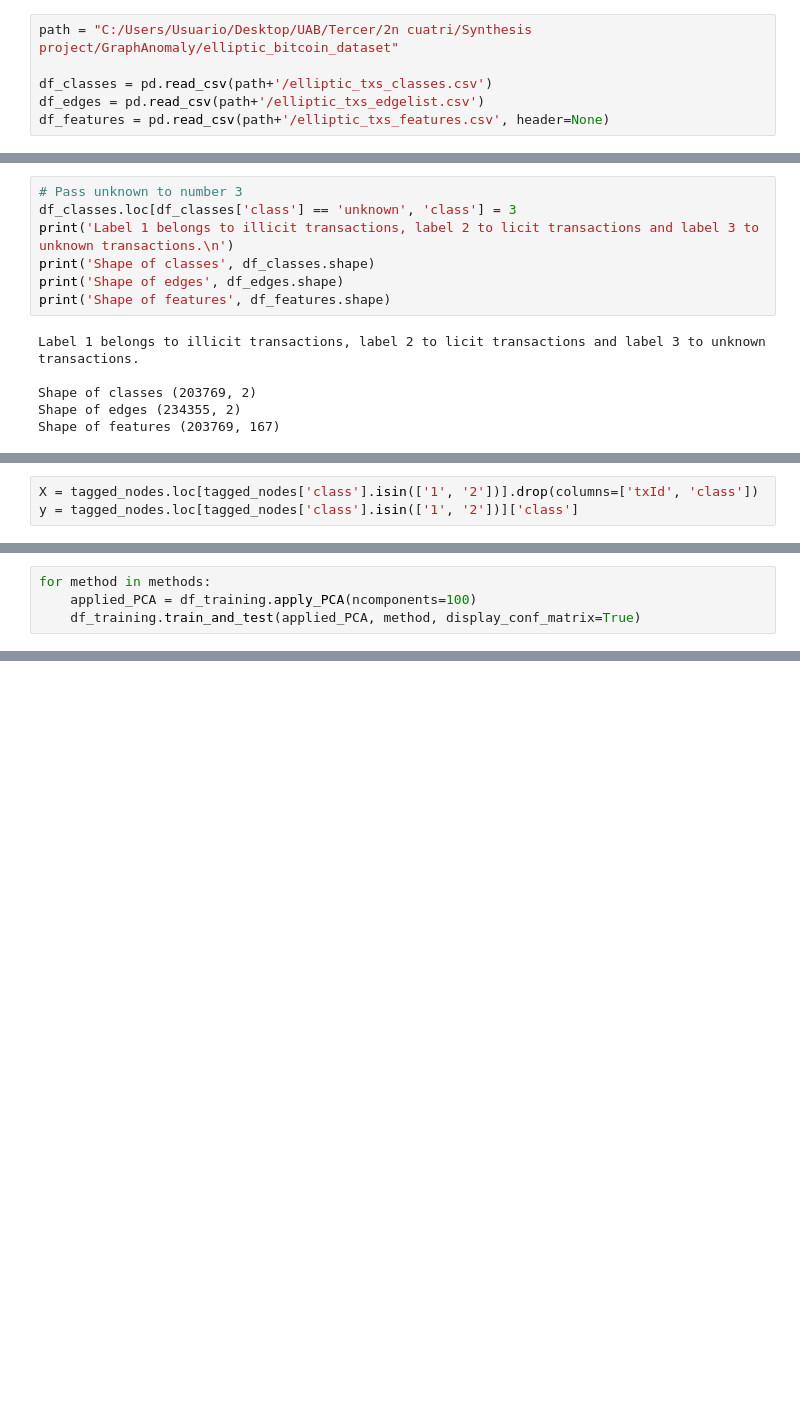
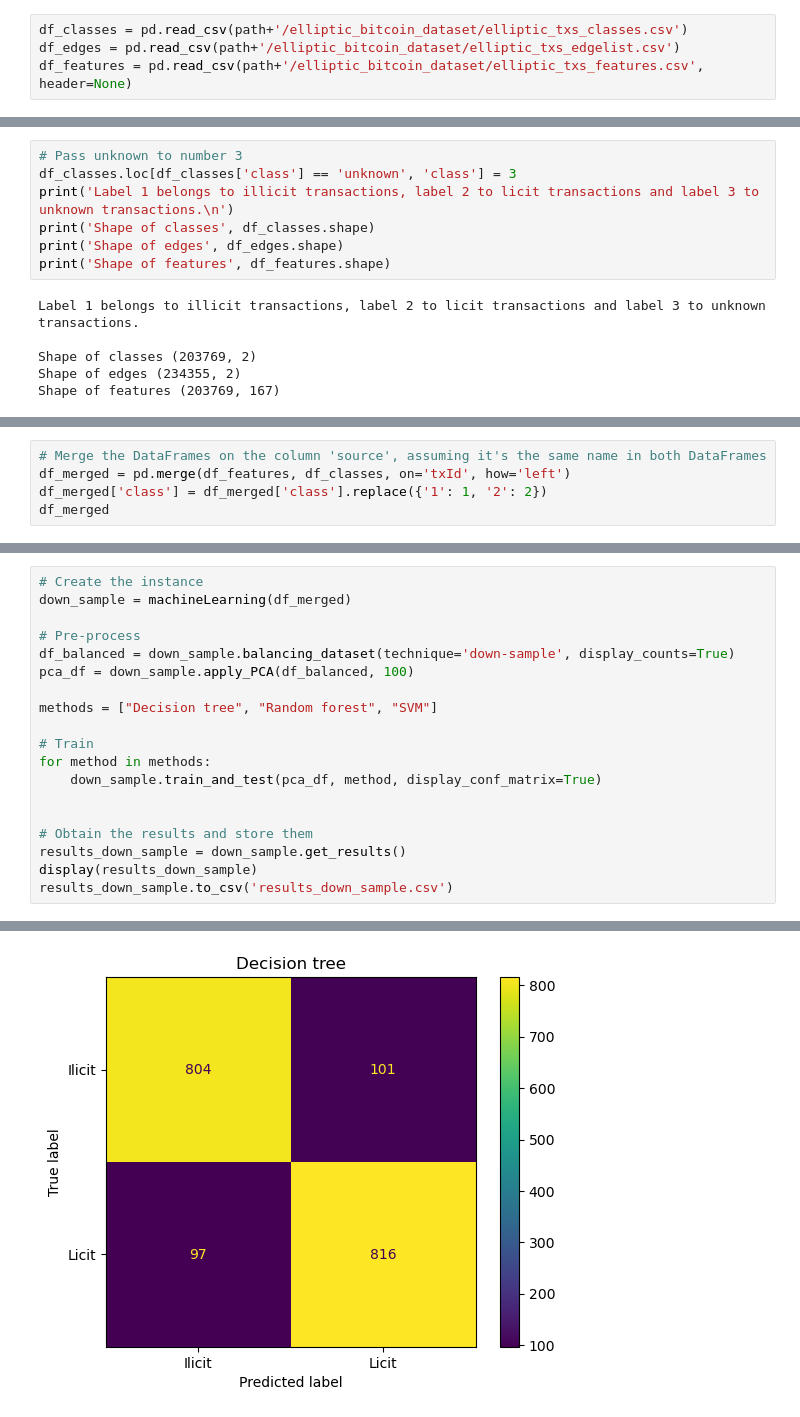
Before and after one commit to Arnau1/GraphAnomaly, a Jupyter notebook: ML_algorithms.ipynb, the cells around one changed output, grey strips where cells are left out. Drawn from its saved outputs; the diff is of its cells as text; blank space fills up the shorter version.

Commit message:
train i test pasat per machine learning metodes

```diff
--- a/ML_algorithms.ipynb
+++ b/ML_algorithms.ipynb
@@ -21,9 +24,7 @@ from sklearn.metrics import confusion_matrix, ConfusionMatrixDisplay
 # %%
-path = "C:/Users/Usuario/Desktop/UAB/Tercer/2n cuatri/Synthesis project/GraphAnomaly/elliptic_bitcoin_dataset"
-
-df_classes = pd.read_csv(path+'/elliptic_txs_classes.csv')
-df_edges = pd.read_csv(path+'/elliptic_txs_edgelist.csv')
-df_features = pd.read_csv(path+'/elliptic_txs_features.csv', header=None)
+df_classes = pd.read_csv(path+'/elliptic_bitcoin_dataset/elliptic_txs_classes.csv')
+df_edges = pd.read_csv(path+'/elliptic_bitcoin_dataset/elliptic_txs_edgelist.csv')
+df_features = pd.read_csv(path+'/elliptic_bitcoin_dataset/elliptic_txs_features.csv', header=None)
 # %%
 # Change column names of df_features
 colNames1 = {'0': 'txId', 1: "Time step"}
@@ -227,3 +50,0 @@ tagged_nodes.drop(columns=["Time step"])
-# %%
-X = tagged_nodes.loc[tagged_nodes['class'].isin(['1', '2'])].drop(columns=['txId', 'class'])
-y = tagged_nodes.loc[tagged_nodes['class'].isin(['1', '2'])]['class']
@@ -370,4 +50,0 @@ df_training = machineLearning(df_balanced)
-# %%
-for method in methods:
-    applied_PCA = df_training.apply_PCA(ncomponents=100)
-    df_training.train_and_test(applied_PCA, method, display_conf_matrix=True)
@@ -447,0 +51,5 @@ results
+# %%
+# Merge the DataFrames on the column 'source', assuming it's the same name in both DataFrames
+df_merged = pd.merge(df_features, df_classes, on='txId', how='left')
+df_merged['class'] = df_merged['class'].replace({'1': 1, '2': 2})
+df_merged
@@ -447,0 +210,20 @@ results
+# %%
+# Create the instance
+down_sample = machineLearning(df_merged)
+
+# Pre-process
+df_balanced = down_sample.balancing_dataset(technique='down-sample', display_counts=True)
+pca_df = down_sample.apply_PCA(df_balanced, 100)
+
+methods = ["Decision tree", "Random forest", "SVM"]
+
+# Train
+for method in methods:
+    down_sample.train_and_test(pca_df, method, display_conf_matrix=True)
+
+
+# Obtain the results and store them
+results_down_sample = down_sample.get_results()
+display(results_down_sample)
+results_down_sample.to_csv('results_down_sample.csv')
+# %% [output]
@@ -447,0 +246 @@ results
+[figure, added]
```
Also changed, not shown: parts of 44 cells of this notebook, 4 other files.
